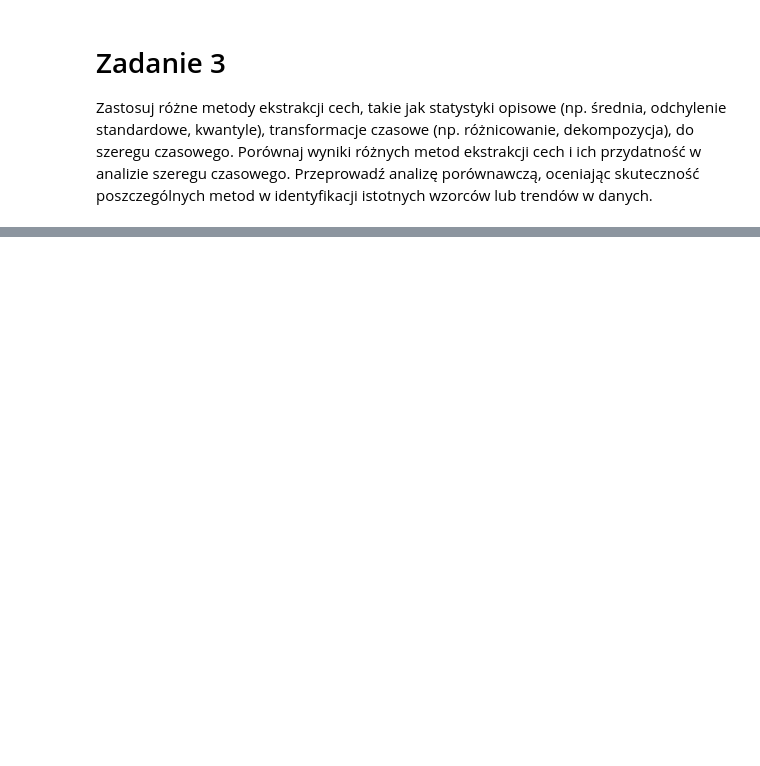
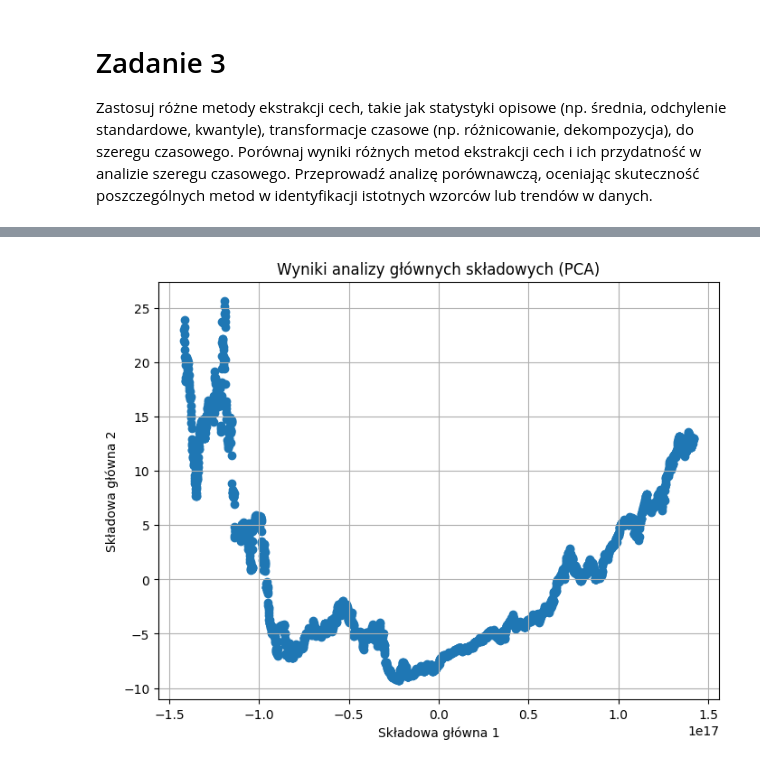
Before and after one commit to MrChazar/Methods_And_Tools_Of_Big_Data, a Jupyter notebook: LAB_5/exercise_2.ipynb, the cells around one changed output, grey strips where cells are left out. Saved outputs shown, nothing was run; the diff lists cells and outputs as text; code cells hidden in the pictures; blank space fills up the shorter version.

```diff
--- a/LAB_5/exercise_2.ipynb
+++ b/LAB_5/exercise_2.ipynb
@@ -48,0 +48,7 @@ plt.plot(data['Close'])
+# %%
+# PCA
+ts = data
+ts['Date'] = pd.to_numeric(data['Date'], errors='coerce')
+pca = PCA(n_components=2)
+transformed_data = pca.fit_transform(ts)
+transformed_data
@@ -48,0 +63,11 @@ plt.plot(data['Close'])
+# %%
+# Wykres wyników PCA
+plt.figure(figsize=(8, 6))
+plt.scatter(transformed_data[:, 0], transformed_data[:, 1])
+plt.title('Wyniki analizy głównych składowych (PCA)')
+plt.xlabel('Składowa główna 1')
+plt.ylabel('Składowa główna 2')
+plt.grid(True)
+plt.show()
+# %% [output]
+[figure, added]
```
Also changed, not shown: parts of 3 cells of this notebook, 2 other files.
